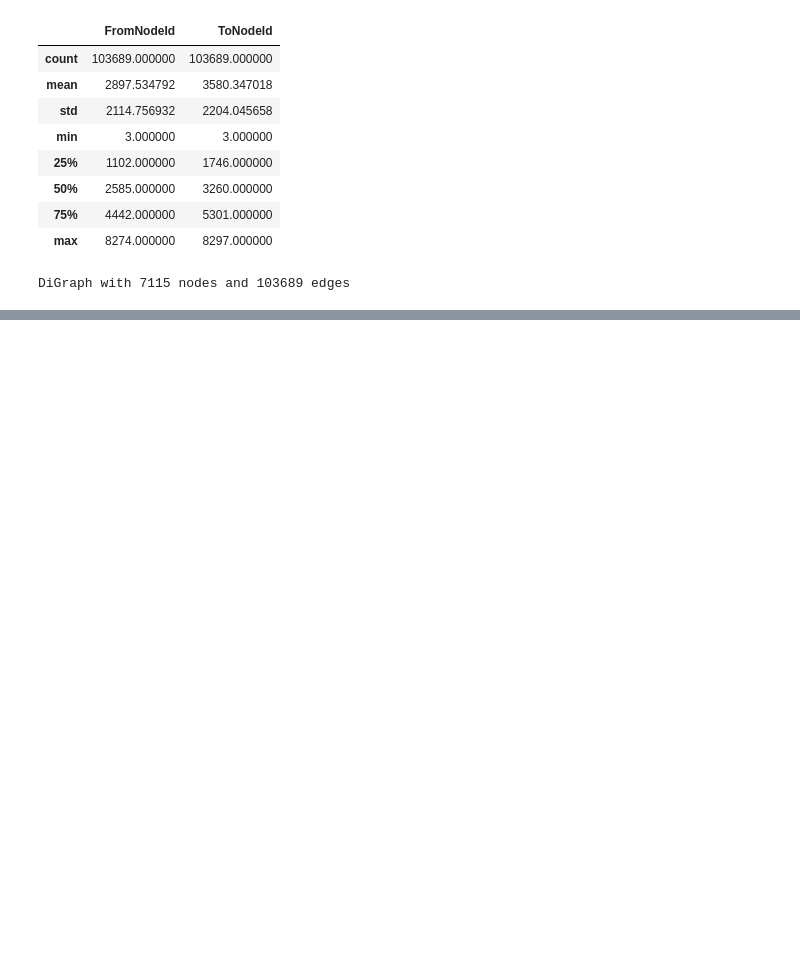
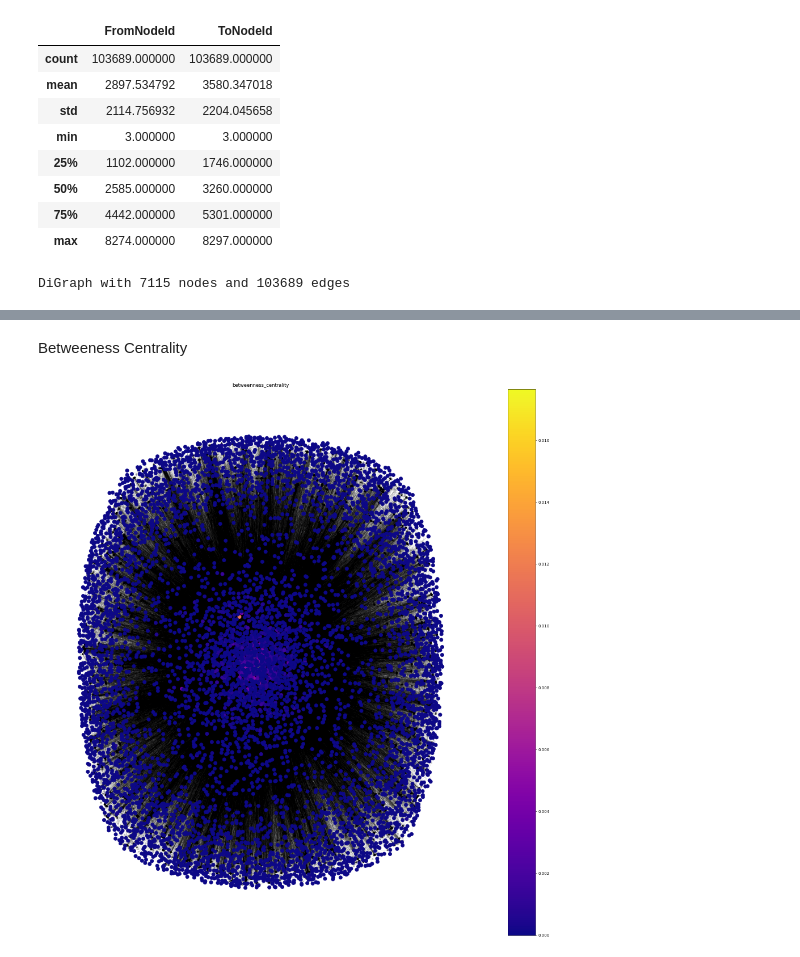
Before and after one commit to Khang1807/social_network_prj, a Jupyter notebook: MXH_Prj.ipynb, the cells around one changed output, grey strips where cells are left out. Drawn from its saved outputs; the diff is of its cells as text; code cells hidden in the pictures; blank space fills up the shorter version.

```diff
--- a/MXH_Prj.ipynb
+++ b/MXH_Prj.ipynb
@@ -59,0 +71,14 @@ DiGraph with 7115 nodes and 103689 edges
+# %% [markdown]
+Betweeness Centrality
+# %%
+fig, ax = plt.subplots(1,1, figsize=(25,25), dpi=50)
+nodes = nx.draw_networkx_nodes(wiki_edge_node_list, pos, node_size=80, cmap=plt.cm.plasma,
+                               node_color=list(nx.betweenness_centrality(wiki_edge_node_list).values()),
+                               nodelist=nx.betweenness_centrality(wiki_edge_node_list).keys())
+edges = nx.draw_networkx_edges(wiki_edge_node_list, pos,alpha=0.2,width=0.5)
+plt.title('betweenness_centrality')
+plt.colorbar(nodes)
+plt.axis('off')
+plt.show()
+# %% [output]
+[figure, added]
```
Also changed, not shown: parts of 3 cells of this notebook.
